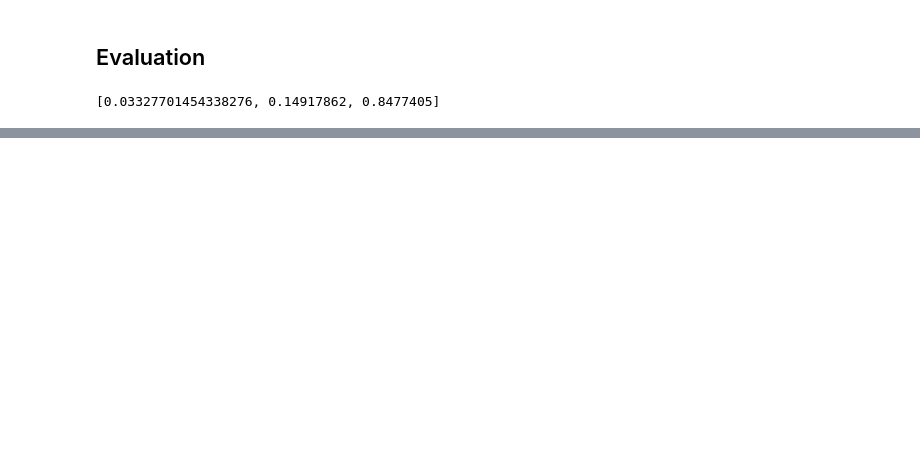
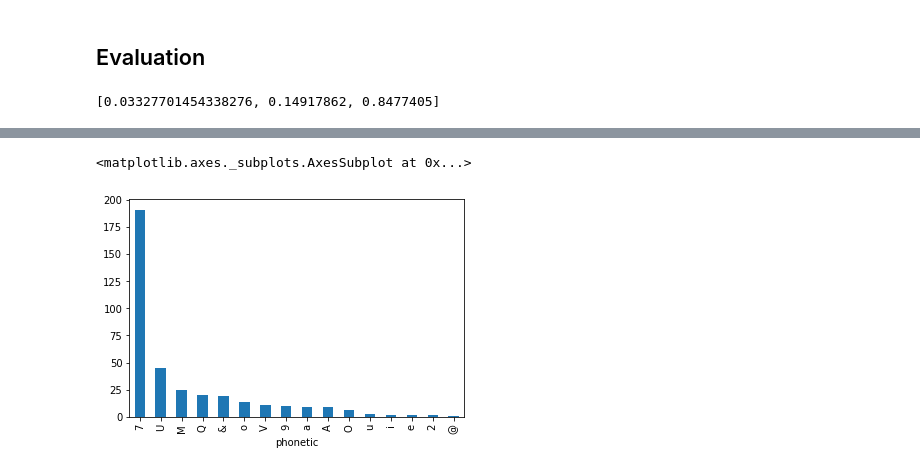
Before and after one commit to thanatlap/master-thesis-vocal-tract-inversion-journal, a Jupyter notebook: misc/model_with_phonetic.ipynb, the cells around one changed output, grey strips where cells are left out. Cells and saved outputs as stored; diff of their text form; code cells hidden in the pictures; blank space fills up the shorter version.

```diff
--- a/misc/model_with_phonetic.ipynb
+++ b/misc/model_with_phonetic.ipynb
@@ -806,0 +867,5 @@ print(err)
+# %%
+err_df[err_df['err'] > 0.5].groupby('phonetic')['phonetic'].count().sort_values(ascending=False).plot.bar()
+# %% [output]
+<matplotlib.axes._subplots.AxesSubplot at 0x...>
+[figure, added]
```
Also changed, not shown: parts of 36 cells of this notebook, 6 other files.
